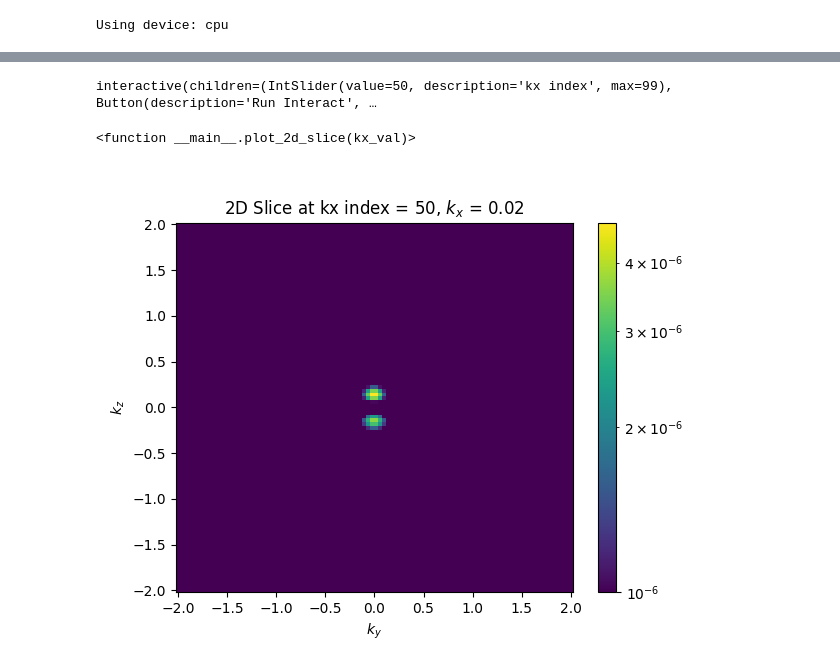
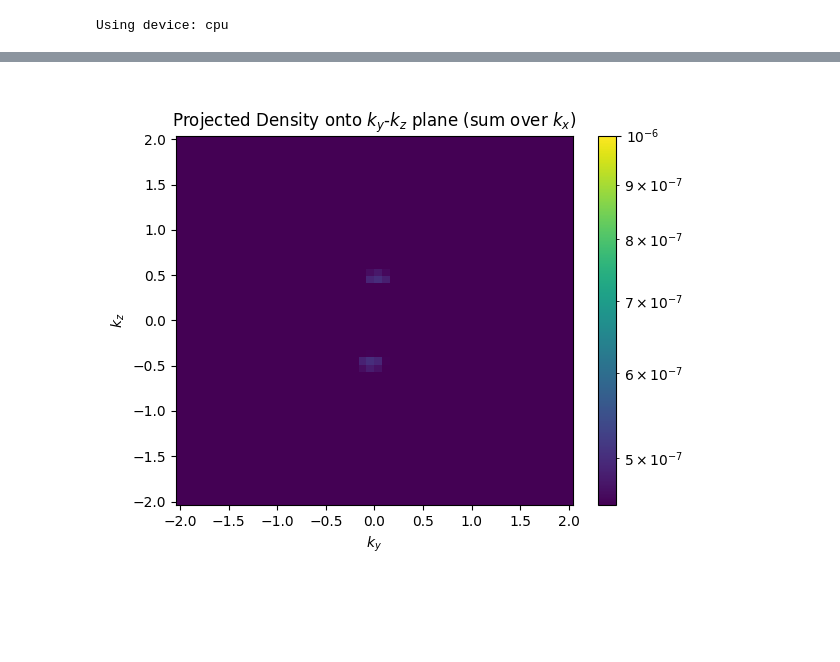
Before and after one commit to Kschloms/Ultra-fast-final-pres, a Jupyter notebook: plot_with_single_int_pytorch.ipynb, the cells around one changed output, grey strips where cells are left out. Cells and saved outputs as stored; diff of their text form; code cells hidden in the pictures; blank space fills up the shorter version.

```diff
--- a/plot_with_single_int_pytorch.ipynb
+++ b/plot_with_single_int_pytorch.ipynb
@@ -9,13 +9,13 @@ import matplotlib.colors as colors
 # %%
 #Field parameters
 Nc = 5 #Field revolutions in envelope
-eps = 0 #(-1,0,1), Polarization of light
-phi = 0 #Phase difference between envelope and field
+eps = 1 #(-1,0,1), Polarization of light
+phi = torch.pi #Phase difference between envelope and field
 #all values in au
-wl = 2*0.057 #800nm wavelength
+wl = 0.057 #800nm wavelength
 I = 0.003 #I=10^14 w/cm^2
 E0 = -0.500 #13.6 eV
-res = 5000
+res = 1000
 
 device = 'cuda' if torch.cuda.is_available() else 'cpu'
 # device = 'cpu' # Uncomment this line to force CPU usage
@@ -39,7 +39,7 @@ ax.legend()
 # Define grid ranges and resolution
 k_start = -2
 k_end = 2
-num_steps = 100
+num_steps = 50
 kxs = torch.linspace(k_start, k_end, steps=num_steps, device=device)
 kys = torch.linspace(k_start, k_end, steps=num_steps, device=device)
 kzs = torch.linspace(k_start, k_end, steps=num_steps, device=device)
@@ -81,41 +91,53 @@ ax.legend()
 # %%
 
 fig, ax = plt.subplots()
 
 def plot_2d_slice(kx_val):
     ax.clear()
     # Create a 2D slice of the data
     slice_data = Mk_squared_vals[kx_val, :, :].cpu().numpy()
     kys_slice = kys_grid[kx_val, :, :].cpu().numpy()
     kzs_slice = kzs_grid[kx_val, :, :].cpu().numpy()
 
     # Plot the 2D slice
     c = ax.pcolormesh(kys_slice, kzs_slice, slice_data, shading='auto',norm=colors.LogNorm(vmin=1e-6, vmax=slice_data.max()))
     ax.set_title(f'2D Slice at kx index = {kx_val}, $k_x$ = {kxs[kx_val].item():.2f}')
 
     ax.set_xlabel('$k_y$')
     ax.set_ylabel('$k_z$')
     fig.colorbar(c, ax=ax)
     # # Remove previous colorbars if any
     # if hasattr(plot_2d_slice, 'colorbar') and plot_2d_slice.colorbar:
     #     plot_2d_slice.colorbar.remove()
     # plot_2d_slice.colorbar = fig.colorbar(c, ax=ax)
 
 # # Initialize colorbar attribute
 # plot_2d_slice.colorbar = None
 
+def plot_projected_density():
+    ax.clear()
+    # Sum over kx axis to project onto the (ky, kz) plane
+    projected = Mk_squared_vals.sum(dim=0).cpu().numpy()
+    kys_2d = kys_grid[0, :, :].cpu().numpy()
+    kzs_2d = kzs_grid[0, :, :].cpu().numpy()
+    c = ax.pcolormesh(kys_2d, kzs_2d, projected, shading='auto', norm=colors.LogNorm(vmin=1e-6, vmax=projected.max()))
+    ax.set_title('Projected Density onto $k_y$-$k_z$ plane (sum over $k_x$)')
+    ax.set_xlabel('$k_y$')
+    ax.set_ylabel('$k_z$')
+    fig.colorbar(c, ax=ax)
 
-# Create a slider for kx
-kx_slider = widgets.IntSlider(value=num_steps//2, min=0, max=kxs_grid.shape[0]-1, step=1, description='kx index')
-out = widgets.interact_manual(plot_2d_slice, kx_val=kx_slider)
+# Call the function to display the projected density plot
+plot_projected_density()
 
-#Display the initial plot
-plot_2d_slice(num_steps//2)
-display(out)
+# # Create a slider for kx
+# kx_slider = widgets.IntSlider(value=num_steps//2, min=0, max=kxs_grid.shape[0]-1, step=1, description='kx index')
+# out = widgets.interact_manual(plot_2d_slice, kx_val=kx_slider)
+
+# #Display the initial plot
+# plot_2d_slice(num_steps//2)
+# display(out)
 # %% [output]
-interactive(children=(IntSlider(value=50, description='kx index', max=99), Button(description='Run Interact', …
-<function __main__.plot_2d_slice(kx_val)>
-[figure, old version]
+[figure, new version]
 # %%
 threshold = 0.00005 # or any value you want
 
```
Also changed, not shown: parts of 4 cells of this notebook, 1 other file.
